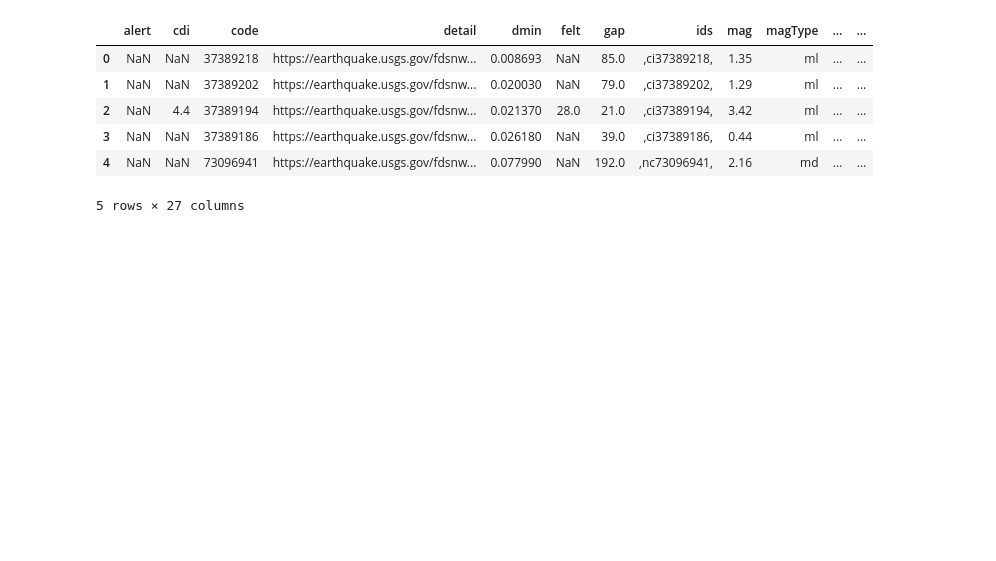
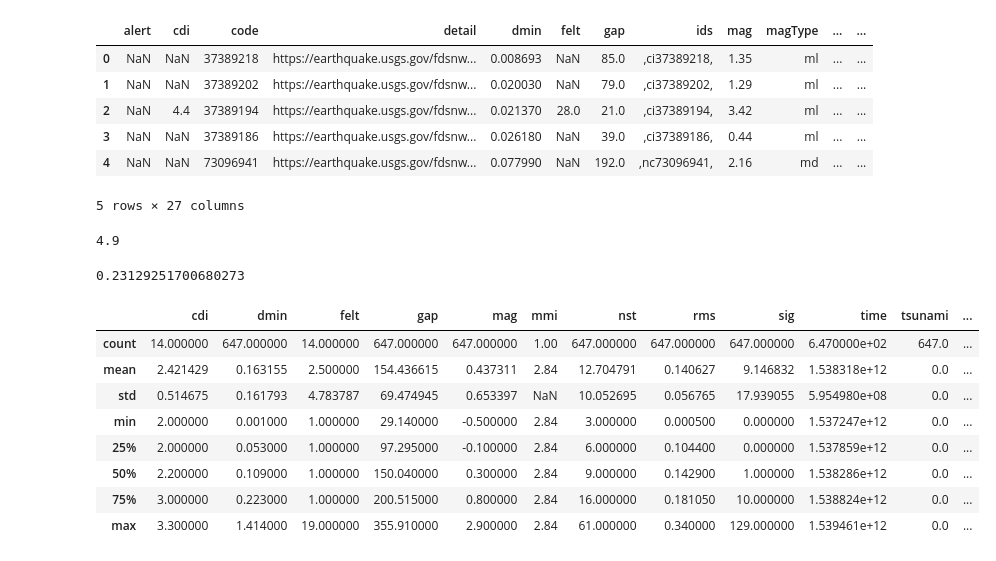
Before and after one commit to sytluc0803/MSSP607, a Jupyter notebook: Modules/Week_4/Week_4_Ex.ipynb, the cells around one changed output. Saved outputs shown, nothing was run; the diff lists cells and outputs as text; code cells hidden in the pictures; blank space fills up the shorter version.

```diff
--- a/Modules/Week_4/Week_4_Ex.ipynb
+++ b/Modules/Week_4/Week_4_Ex.ipynb
@@ -48,3 +48,39 @@ df.head()
 | 3 | NaN | NaN | 37389186 | https://earthquake.usgs.gov/fdsnw... | 0.026180 | NaN | 39.0 | ,ci37389186, | 0.44 | ml | ... | ... |
 | 4 | NaN | NaN | 73096941 | https://earthquake.usgs.gov/fdsnw... | 0.077990 | NaN | 192.0 | ,nc73096941, | 2.16 | md | ... | ... |
 5 rows × 27 columns
+# %%
+## Q1
+q1 = df[(df['magType'] == 'mb') & (df['parsed_place'] == 'Japan')& (df['type']=='earthquake')]
+q1.head()
+
+Q1 = statistics.quantiles(q1['mag'], n=100)
+Q1
+
+print(Q1[94])
+# %% [output]
+4.9
+# %%
+## Q2
+Indo = df[(df['parsed_place'] == 'Indonesia') & (df['type']=='earthquake')]
+Indo.head()
+
+Q2 = Indo["tsunami"].mean()
+print(Q2)
+# %% [output]
+0.23129251700680273
+# %%
+## Q3
+Nev = df[(df['type'] == 'earthquake') & (df['parsed_place'] == 'Nevada')]
+Nev.columns
+
+Nev.describe()
+# %% [output]
+|  | cdi | dmin | felt | gap | mag | mmi | nst | rms | sig | time | tsunami | ... |
+| count | 14.000000 | 647.000000 | 14.000000 | 647.000000 | 647.000000 | 1.00 | 647.000000 | 647.000000 | 647.000000 | 6.470000e+02 | 647.0 | ... |
+| mean | 2.421429 | 0.163155 | 2.500000 | 154.436615 | 0.437311 | 2.84 | 12.704791 | 0.140627 | 9.146832 | 1.538318e+12 | 0.0 | ... |
+| std | 0.514675 | 0.161793 | 4.783787 | 69.474945 | 0.653397 | NaN | 10.052695 | 0.056765 | 17.939055 | 5.954980e+08 | 0.0 | ... |
+| min | 2.000000 | 0.001000 | 1.000000 | 29.140000 | -0.500000 | 2.84 | 3.000000 | 0.000500 | 0.000000 | 1.537247e+12 | 0.0 | ... |
+| 25% | 2.000000 | 0.053000 | 1.000000 | 97.295000 | -0.100000 | 2.84 | 6.000000 | 0.104400 | 0.000000 | 1.537859e+12 | 0.0 | ... |
+| 50% | 2.200000 | 0.109000 | 1.000000 | 150.040000 | 0.300000 | 2.84 | 9.000000 | 0.142900 | 1.000000 | 1.538286e+12 | 0.0 | ... |
+| 75% | 3.000000 | 0.223000 | 1.000000 | 200.515000 | 0.800000 | 2.84 | 16.000000 | 0.181050 | 10.000000 | 1.538824e+12 | 0.0 | ... |
+| max | 3.300000 | 1.414000 | 19.000000 | 355.910000 | 2.900000 | 2.84 | 61.000000 | 0.340000 | 129.000000 | 1.539461e+12 | 0.0 | ... |
```
Also changed, not shown: parts of 5 cells of this notebook.
